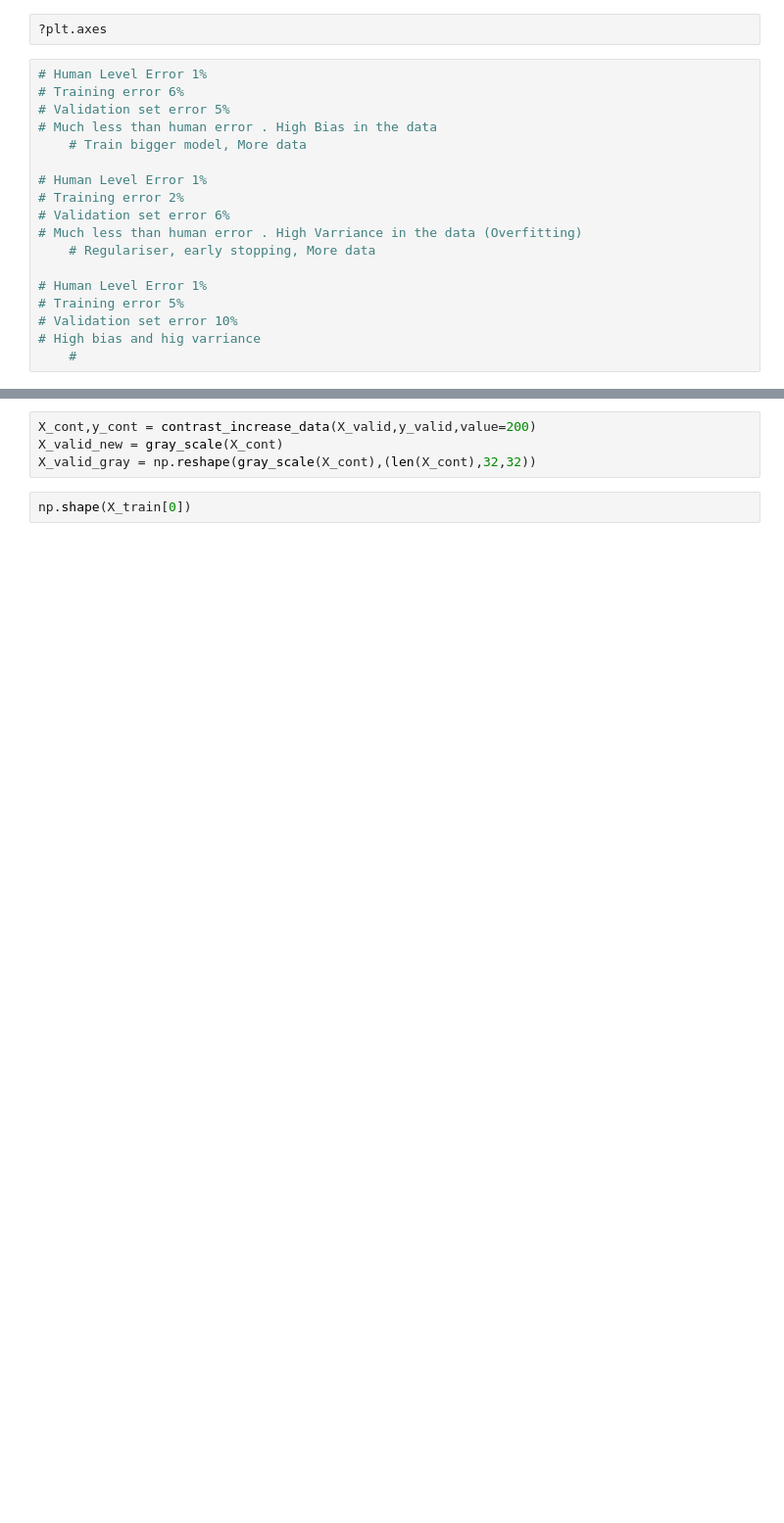
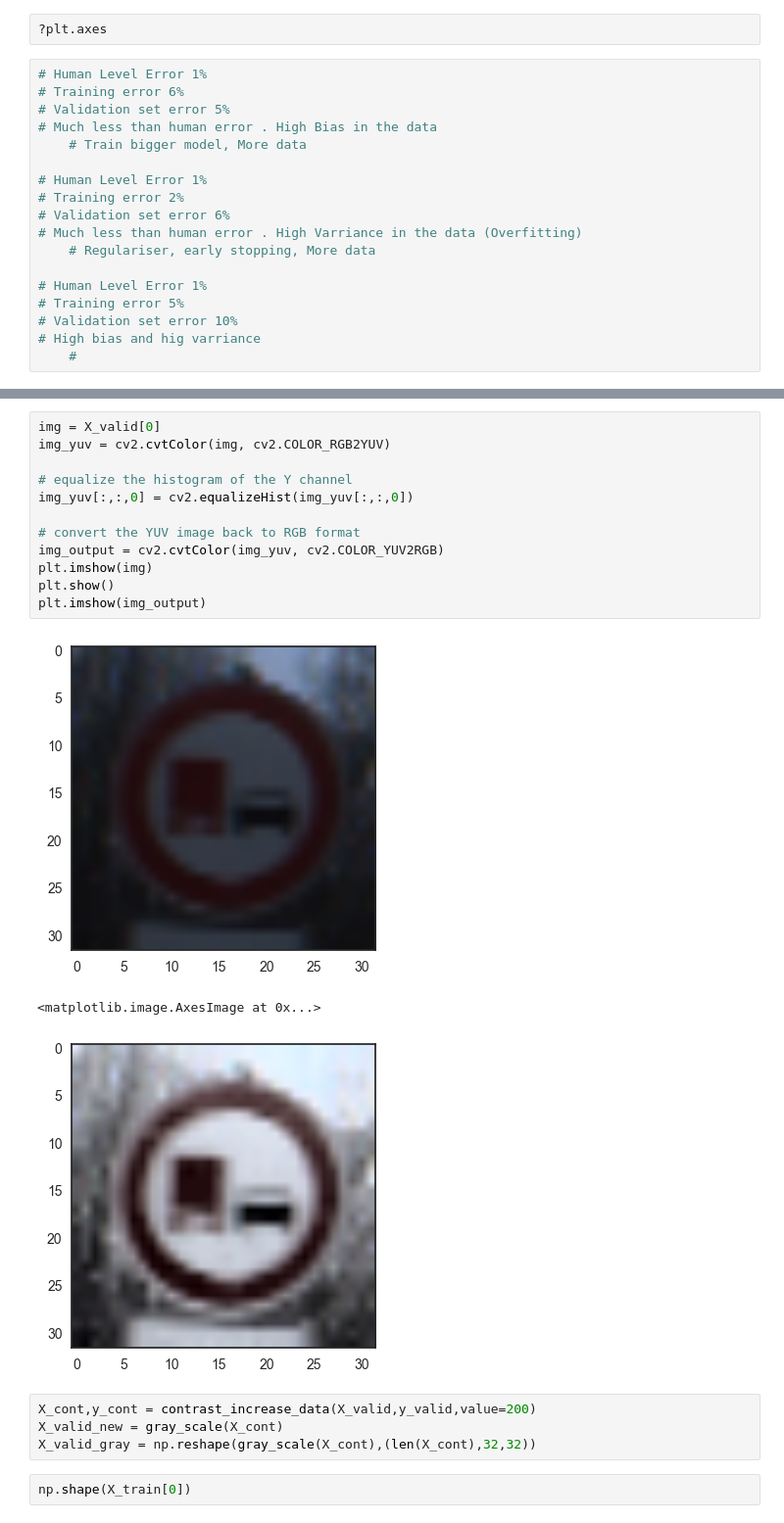
Before and after one commit to girishsk/CarND-Traffic-Sign-Classifier-Project, a Jupyter notebook: DataAnalysis.ipynb, the cells around one changed output, grey strips where cells are left out. Shown at 98% size. Saved outputs shown, nothing was run; the diff lists cells and outputs as text; blank space fills up the shorter version.

```diff
--- a/DataAnalysis.ipynb
+++ b/DataAnalysis.ipynb
@@ -309,3 +304,19 @@ plt.imshow(img)
+# %%
+img = X_valid[0]
+img_yuv = cv2.cvtColor(img, cv2.COLOR_RGB2YUV)
+
+# equalize the histogram of the Y channel
+img_yuv[:,:,0] = cv2.equalizeHist(img_yuv[:,:,0])
+
+# convert the YUV image back to RGB format
+img_output = cv2.cvtColor(img_yuv, cv2.COLOR_YUV2RGB)
+plt.imshow(img)
+plt.show()
+plt.imshow(img_output)
+# %% [output]
+[figure, added]
+<matplotlib.image.AxesImage at 0x...>
+[figure, added]
 # %%
 X_cont,y_cont = contrast_increase_data(X_valid,y_valid,value=200)
 X_valid_new = gray_scale(X_cont)
```
Also changed, not shown: parts of 5 cells of this notebook, 1 other file.
